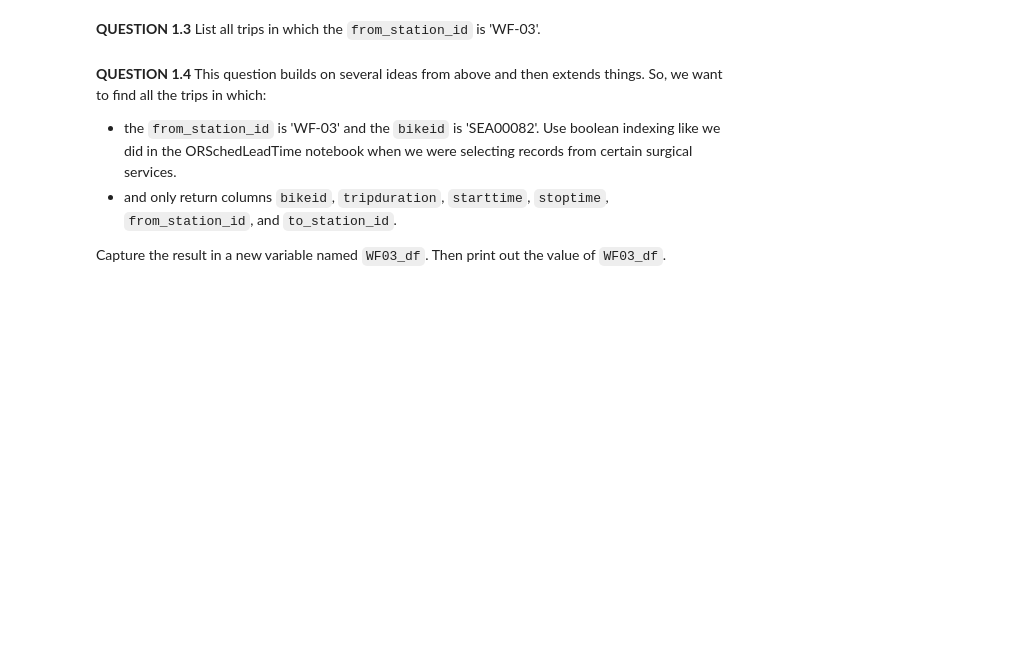
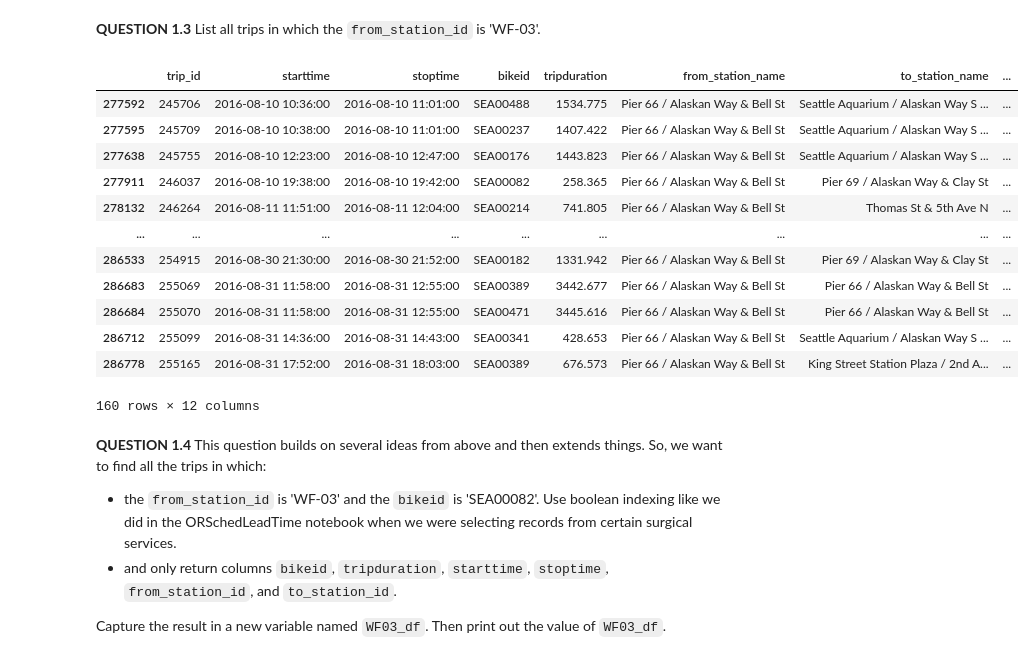
Before and after one commit to brandonowens24/MIS5470_cycleshare_plants, a Jupyter notebook: hw4_p1_eda_pronto/hw4_cycleshare_python-problem_owens.ipynb, the cells around one changed output. Cells and saved outputs as stored; diff of their text form; code cells hidden in the pictures; blank space fills up the shorter version.

```diff
--- a/hw4_p1_eda_pronto/hw4_cycleshare_python-problem_owens.ipynb
+++ b/hw4_p1_eda_pronto/hw4_cycleshare_python-problem_owens.ipynb
@@ -66,5 +138,22 @@ file_station_data = './data/station.csv'
 # %% [markdown]
 **QUESTION 1.3** List all trips in which the `from_station_id` is 'WF-03'.
+# %%
+# I plan on using both bracket and . indexing just for practice!
+trip_df.loc[trip_df["from_station_id"] == "WF-03"]
+# %% [output]
+|  | trip_id | starttime | stoptime | bikeid | tripduration | from_station_name | to_station_name | ... |
+| 277592 | 245706 | 2016-08-10 10:36:00 | 2016-08-10 11:01:00 | SEA00488 | 1534.775 | Pier 66 / Alaskan Way & Bell St | Seattle Aquarium / Alaskan Way S ... | ... |
+| 277595 | 245709 | 2016-08-10 10:38:00 | 2016-08-10 11:01:00 | SEA00237 | 1407.422 | Pier 66 / Alaskan Way & Bell St | Seattle Aquarium / Alaskan Way S ... | ... |
+| 277638 | 245755 | 2016-08-10 12:23:00 | 2016-08-10 12:47:00 | SEA00176 | 1443.823 | Pier 66 / Alaskan Way & Bell St | Seattle Aquarium / Alaskan Way S ... | ... |
+| 277911 | 246037 | 2016-08-10 19:38:00 | 2016-08-10 19:42:00 | SEA00082 | 258.365 | Pier 66 / Alaskan Way & Bell St | Pier 69 / Alaskan Way & Clay St | ... |
+| 278132 | 246264 | 2016-08-11 11:51:00 | 2016-08-11 12:04:00 | SEA00214 | 741.805 | Pier 66 / Alaskan Way & Bell St | Thomas St & 5th Ave N | ... |
+| ... | ... | ... | ... | ... | ... | ... | ... | ... |
+| 286533 | 254915 | 2016-08-30 21:30:00 | 2016-08-30 21:52:00 | SEA00182 | 1331.942 | Pier 66 / Alaskan Way & Bell St | Pier 69 / Alaskan Way & Clay St | ... |
+| 286683 | 255069 | 2016-08-31 11:58:00 | 2016-08-31 12:55:00 | SEA00389 | 3442.677 | Pier 66 / Alaskan Way & Bell St | Pier 66 / Alaskan Way & Bell St | ... |
+| 286684 | 255070 | 2016-08-31 11:58:00 | 2016-08-31 12:55:00 | SEA00471 | 3445.616 | Pier 66 / Alaskan Way & Bell St | Pier 66 / Alaskan Way & Bell St | ... |
+| 286712 | 255099 | 2016-08-31 14:36:00 | 2016-08-31 14:43:00 | SEA00341 | 428.653 | Pier 66 / Alaskan Way & Bell St | Seattle Aquarium / Alaskan Way S ... | ... |
+| 286778 | 255165 | 2016-08-31 17:52:00 | 2016-08-31 18:03:00 | SEA00389 | 676.573 | Pier 66 / Alaskan Way & Bell St | King Street Station Plaza / 2nd A... | ... |
+160 rows × 12 columns
 # %% [markdown]
 **QUESTION 1.4** This question builds on several ideas from above and then extends things. So, we want to find all the trips
 in which:
```
Also changed, not shown: parts of 22 cells of this notebook.
